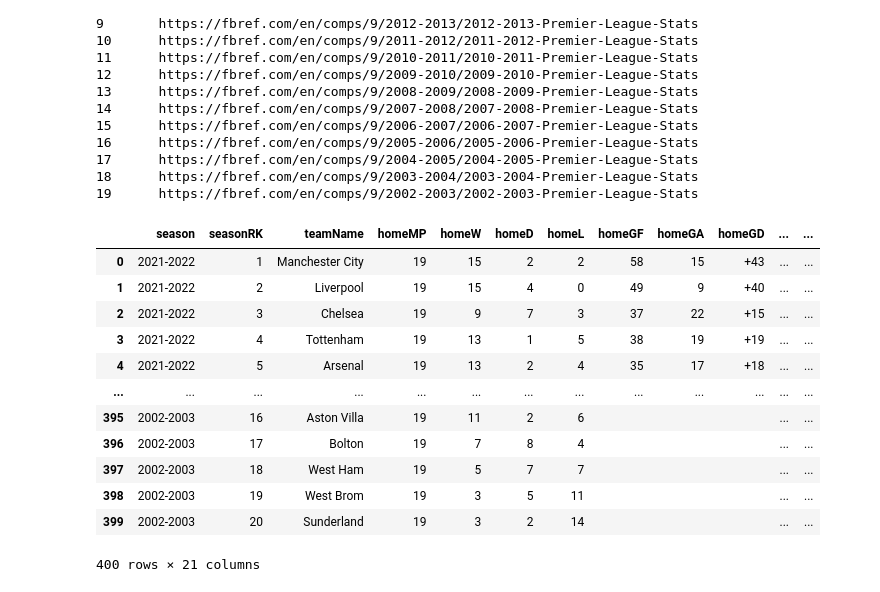
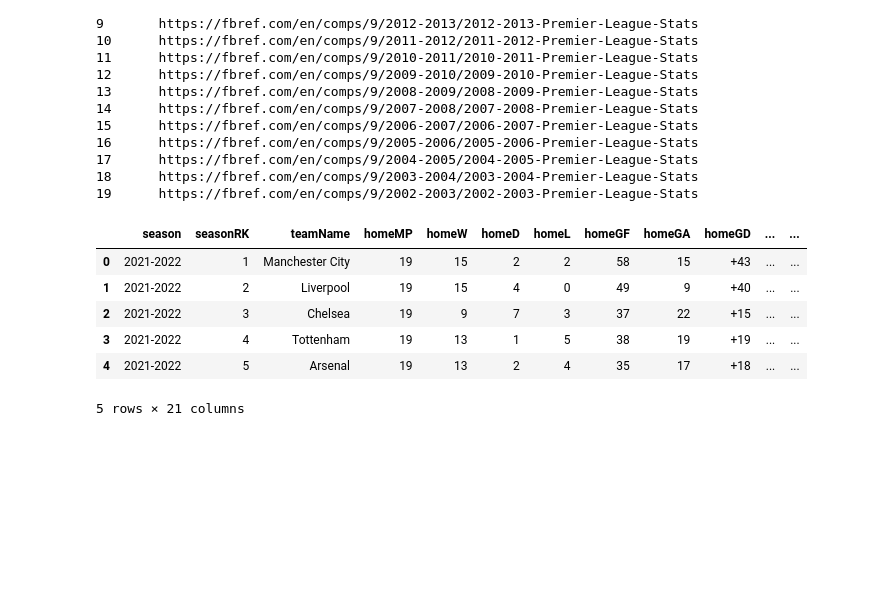
Before and after one commit to ersaboori/Premier-League-Analysis, a Jupyter notebook: Premier-League-Analysis.ipynb, the cells around one changed output. Saved outputs shown, nothing was run; the diff lists cells and outputs as text; code cells hidden in the pictures; blank space fills up the shorter version.

```diff
--- a/Premier-League-Analysis.ipynb
+++ b/Premier-League-Analysis.ipynb
@@ -182,20 +187,14 @@ def retrieveSeasonTable(df, seasonTableLink, seasonEnum):
 for i, lnk in enumerate(plSList):
     allSeasonsDF = retrieveSeasonTable(allSeasonsDF, lnk, i)
 # %%
-allSeasonsDF
+allSeasonsDF.head()
 # %% [output]
 |  | season | seasonRK | teamName | homeMP | homeW | homeD | homeL | homeGF | homeGA | homeGD | ... | ... |
 | 0 | 2021-2022 | 1 | Manchester City | 19 | 15 | 2 | 2 | 58 | 15 | +43 | ... | ... |
 | 1 | 2021-2022 | 2 | Liverpool | 19 | 15 | 4 | 0 | 49 | 9 | +40 | ... | ... |
 | 2 | 2021-2022 | 3 | Chelsea | 19 | 9 | 7 | 3 | 37 | 22 | +15 | ... | ... |
 | 3 | 2021-2022 | 4 | Tottenham | 19 | 13 | 1 | 5 | 38 | 19 | +19 | ... | ... |
 | 4 | 2021-2022 | 5 | Arsenal | 19 | 13 | 2 | 4 | 35 | 17 | +18 | ... | ... |
-| ... | ... | ... | ... | ... | ... | ... | ... | ... | ... | ... | ... | ... |
-| 395 | 2002-2003 | 16 | Aston Villa | 19 | 11 | 2 | 6 |  |  |  | ... | ... |
-| 396 | 2002-2003 | 17 | Bolton | 19 | 7 | 8 | 4 |  |  |  | ... | ... |
-| 397 | 2002-2003 | 18 | West Ham | 19 | 5 | 7 | 7 |  |  |  | ... | ... |
-| 398 | 2002-2003 | 19 | West Brom | 19 | 3 | 5 | 11 |  |  |  | ... | ... |
-| 399 | 2002-2003 | 20 | Sunderland | 19 | 3 | 2 | 14 |  |  |  | ... | ... |
-400 rows × 21 columns
+5 rows × 21 columns
 # %%
 allSeasonsDF.to_excel('All Seasons Dataset.xlsx')
```
Also changed, not shown: parts of 3 cells of this notebook.
